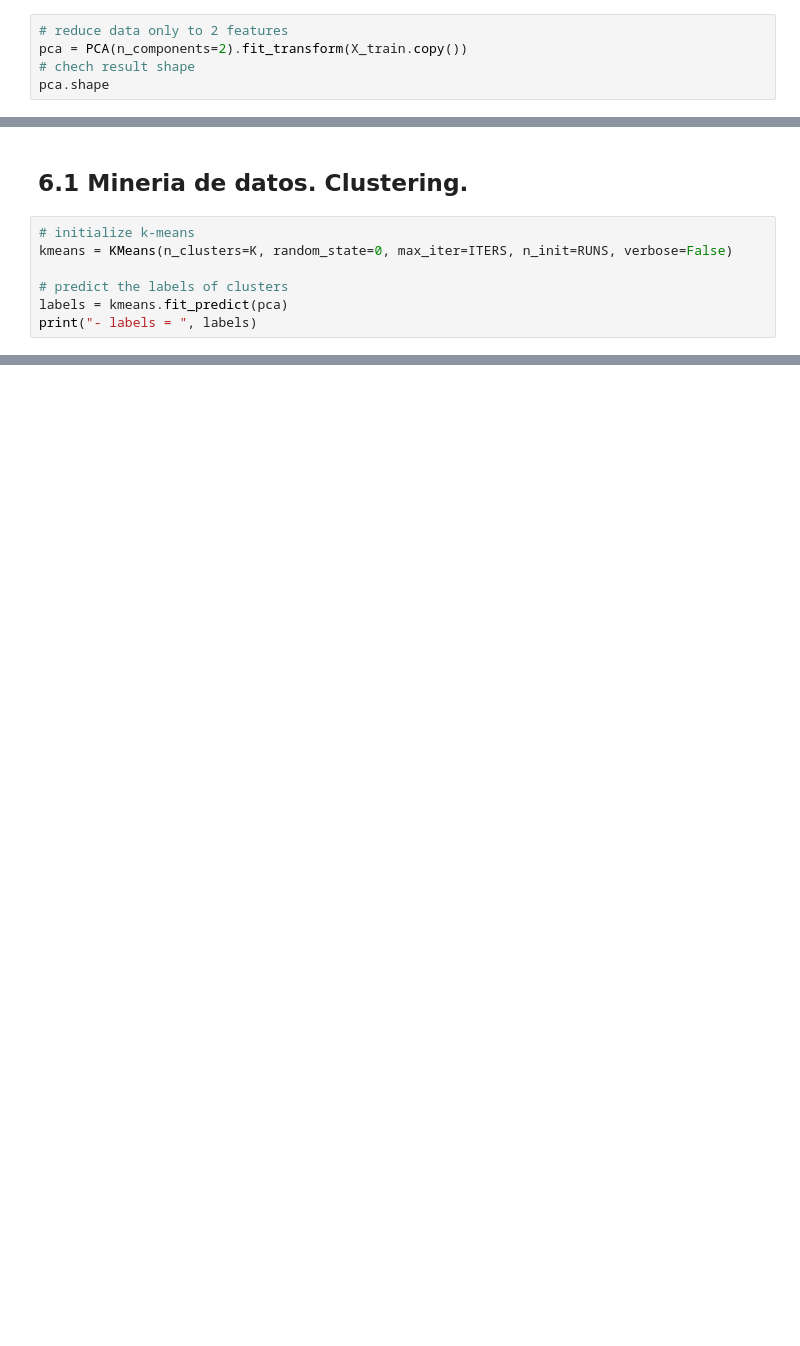
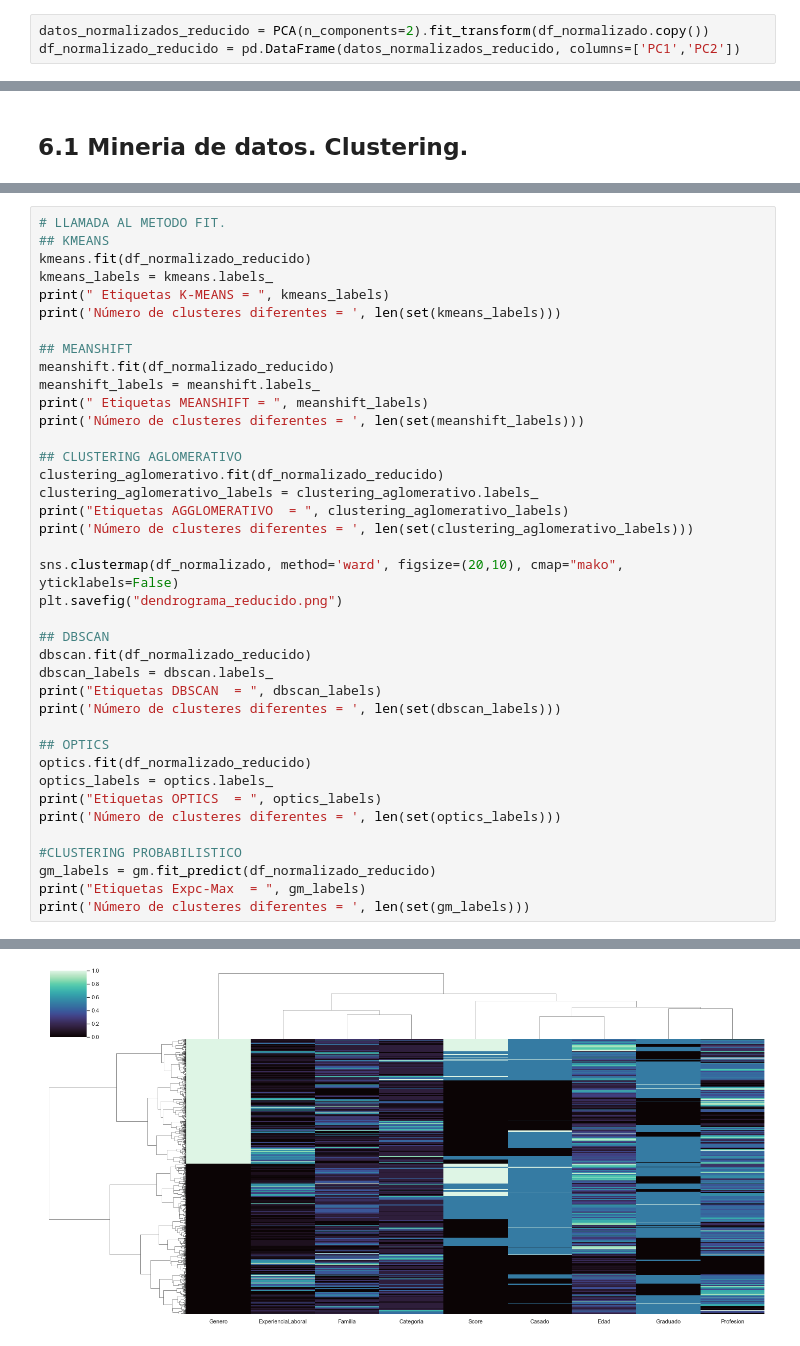
Before and after one commit to adriancarmona999/Analisis-de-estrategias-de-clustering-en-la-economia, a Jupyter notebook: automobile-customer-clustering-k-means-pca.ipynb, the cells around one changed output, grey strips where cells are left out. Cells and saved outputs as stored; diff of their text form; blank space fills up the shorter version.

```diff
--- a/automobile-customer-clustering-k-means-pca.ipynb
+++ b/automobile-customer-clustering-k-means-pca.ipynb
@@ -719,5 +788,3 @@ This operation will be made with the help of **(Principal Component Analysis) PC
 # %%
-# reduce data only to 2 features
-pca = PCA(n_components=2).fit_transform(X_train.copy())
-# chech result shape
-pca.shape
+datos_normalizados_reducido = PCA(n_components=2).fit_transform(df_normalizado.copy())
+df_normalizado_reducido = pd.DataFrame(datos_normalizados_reducido, columns=['PC1','PC2'])
@@ -733,9 +797,2 @@ print(pca[:3])
 # %% [markdown]
 ## 6.1 Mineria de datos. Clustering.
-# %%
-# initialize k-means
-kmeans = KMeans(n_clusters=K, random_state=0, max_iter=ITERS, n_init=RUNS, verbose=False)
-
-# predict the labels of clusters
-labels = kmeans.fit_predict(pca)
-print("- labels = ", labels)
@@ -774,0 +801,40 @@ plt.show()
+# %%
+# LLAMADA AL METODO FIT.
+## KMEANS
+kmeans.fit(df_normalizado_reducido)
+kmeans_labels = kmeans.labels_
+print(" Etiquetas K-MEANS = ", kmeans_labels)
+print('Número de clusteres diferentes = ', len(set(kmeans_labels)))
+
+## MEANSHIFT
+meanshift.fit(df_normalizado_reducido)
+meanshift_labels = meanshift.labels_
+print(" Etiquetas MEANSHIFT = ", meanshift_labels)
+print('Número de clusteres diferentes = ', len(set(meanshift_labels)))
+
+## CLUSTERING AGLOMERATIVO
+clustering_aglomerativo.fit(df_normalizado_reducido)
+clustering_aglomerativo_labels = clustering_aglomerativo.labels_
+print("Etiquetas AGGLOMERATIVO  = ", clustering_aglomerativo_labels)
+print('Número de clusteres diferentes = ', len(set(clustering_aglomerativo_labels)))
+
+sns.clustermap(df_normalizado, method='ward', figsize=(20,10), cmap="mako", yticklabels=False)
+plt.savefig("dendrograma_reducido.png")
+
+## DBSCAN
+dbscan.fit(df_normalizado_reducido)
+dbscan_labels = dbscan.labels_
+print("Etiquetas DBSCAN  = ", dbscan_labels)
+print('Número de clusteres diferentes = ', len(set(dbscan_labels)))
+
+## OPTICS
+optics.fit(df_normalizado_reducido)
+optics_labels = optics.labels_
+print("Etiquetas OPTICS  = ", optics_labels)
+print('Número de clusteres diferentes = ', len(set(optics_labels)))
+
+#CLUSTERING PROBABILISTICO
+gm_labels = gm.fit_predict(df_normalizado_reducido)
+print("Etiquetas Expc-Max  = ", gm_labels)
+print('Número de clusteres diferentes = ', len(set(gm_labels)))
+# %% [output]
@@ -774,0 +853 @@ plt.show()
+[figure, added]
```
Also changed, not shown: parts of 35 cells of this notebook, 19 other files.
